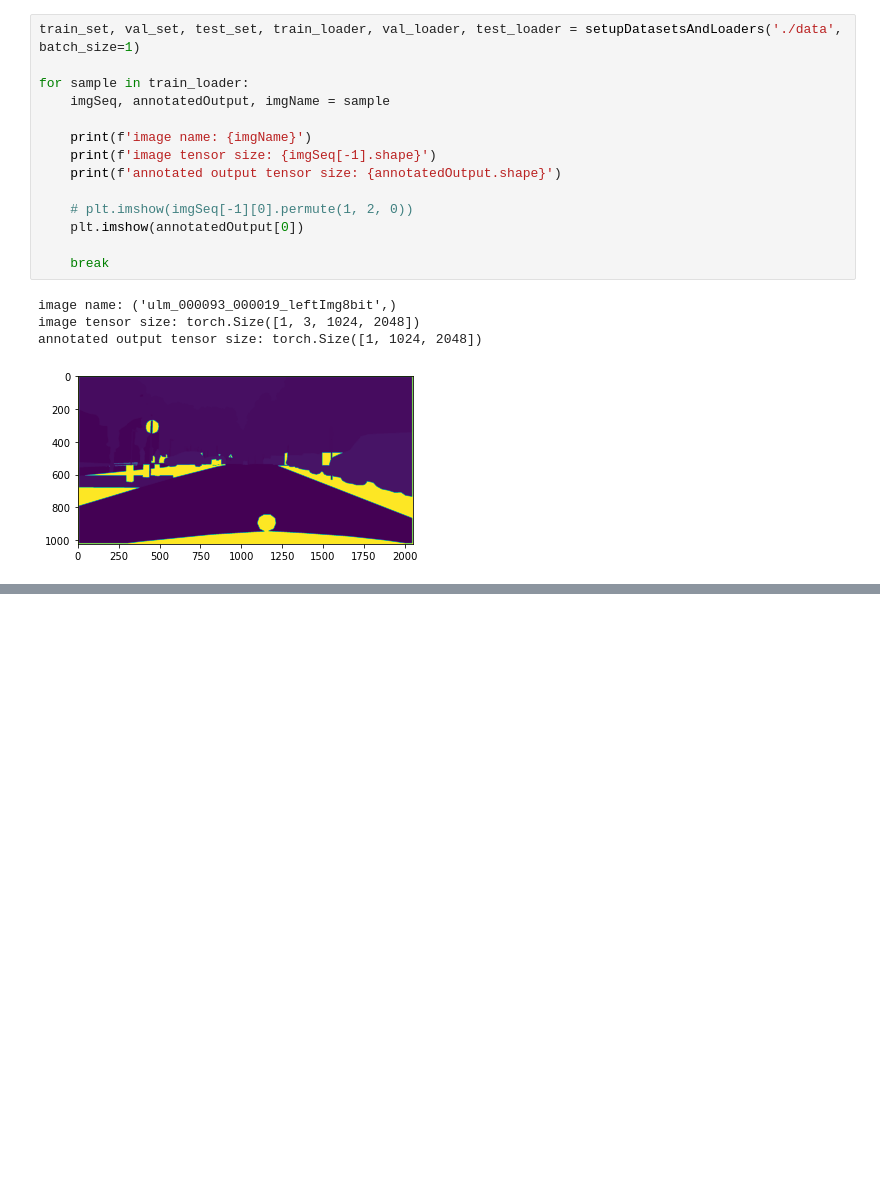
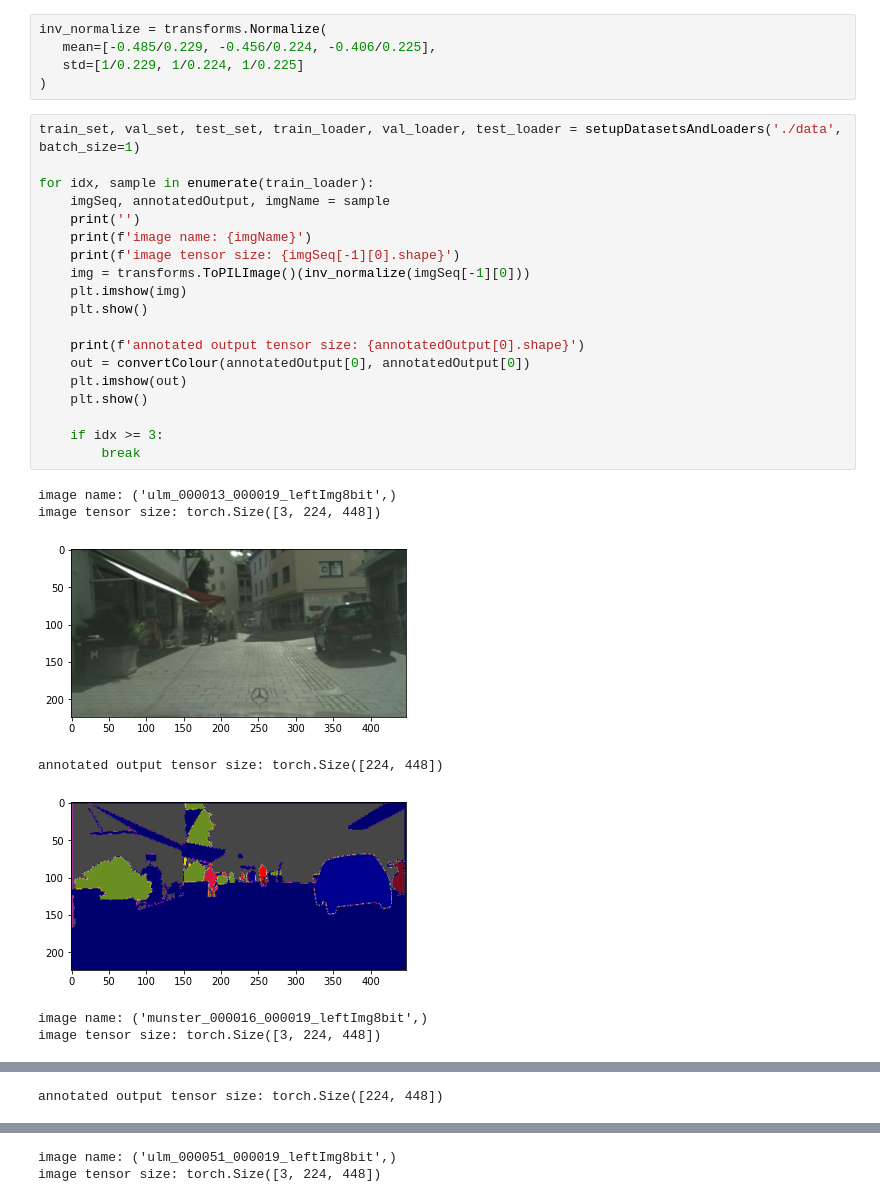
Before and after one commit to tyuxiang/SemanticSegmentationCityscapes, a Jupyter notebook: main.ipynb, the cells around one changed output, grey strips where cells are left out. Cells and saved outputs as stored; diff of their text form; blank space fills up the shorter version.

```diff
--- a/main.ipynb
+++ b/main.ipynb
@@ -12,19 +15,32 @@ print(torch.__version__)
+# %%
+inv_normalize = transforms.Normalize(
+   mean=[-0.485/0.229, -0.456/0.224, -0.406/0.225],
+   std=[1/0.229, 1/0.224, 1/0.225]
+)
 # %%
 train_set, val_set, test_set, train_loader, val_loader, test_loader = setupDatasetsAndLoaders('./data', batch_size=1)
 
-for sample in train_loader:
+for idx, sample in enumerate(train_loader):
     imgSeq, annotatedOutput, imgName = sample
+    print('')
+    print(f'image name: {imgName}')
+    print(f'image tensor size: {imgSeq[-1][0].shape}')
+    img = transforms.ToPILImage()(inv_normalize(imgSeq[-1][0]))
+    plt.imshow(img)
+    plt.show()
 
-    print(f'image name: {imgName}')
-    print(f'image tensor size: {imgSeq[-1].shape}')
-    print(f'annotated output tensor size: {annotatedOutput.shape}')
+    print(f'annotated output tensor size: {annotatedOutput[0].shape}')
+    out = convertColour(annotatedOutput[0], annotatedOutput[0])
+    plt.imshow(out)
+    plt.show()
 
-    # plt.imshow(imgSeq[-1][0].permute(1, 2, 0))
-    plt.imshow(annotatedOutput[0])
-
-    break
+    if idx >= 3:
+        break
 # %% [output]
-image name: ('ulm_000093_000019_leftImg8bit',)
-image tensor size: torch.Size([1, 3, 1024, 2048])
-annotated output tensor size: torch.Size([1, 1024, 2048])
+image name: ('ulm_000013_000019_leftImg8bit',)
+image tensor size: torch.Size([3, 224, 448])
-[figure, old version]
+[figure, new version]
+annotated output tensor size: torch.Size([224, 448])
+[figure, added]
+image name: ('munster_000016_000019_leftImg8bit',)
+image tensor size: torch.Size([3, 224, 448])
@@ -30,0 +48 @@ annotated output tensor size: torch.Size([1, 1024, 2048])
+annotated output tensor size: torch.Size([224, 448])
@@ -30,0 +50,2 @@ annotated output tensor size: torch.Size([1, 1024, 2048])
+image name: ('ulm_000051_000019_leftImg8bit',)
+image tensor size: torch.Size([3, 224, 448])
```
Also changed, not shown: parts of 11 cells of this notebook, 4 other files.
